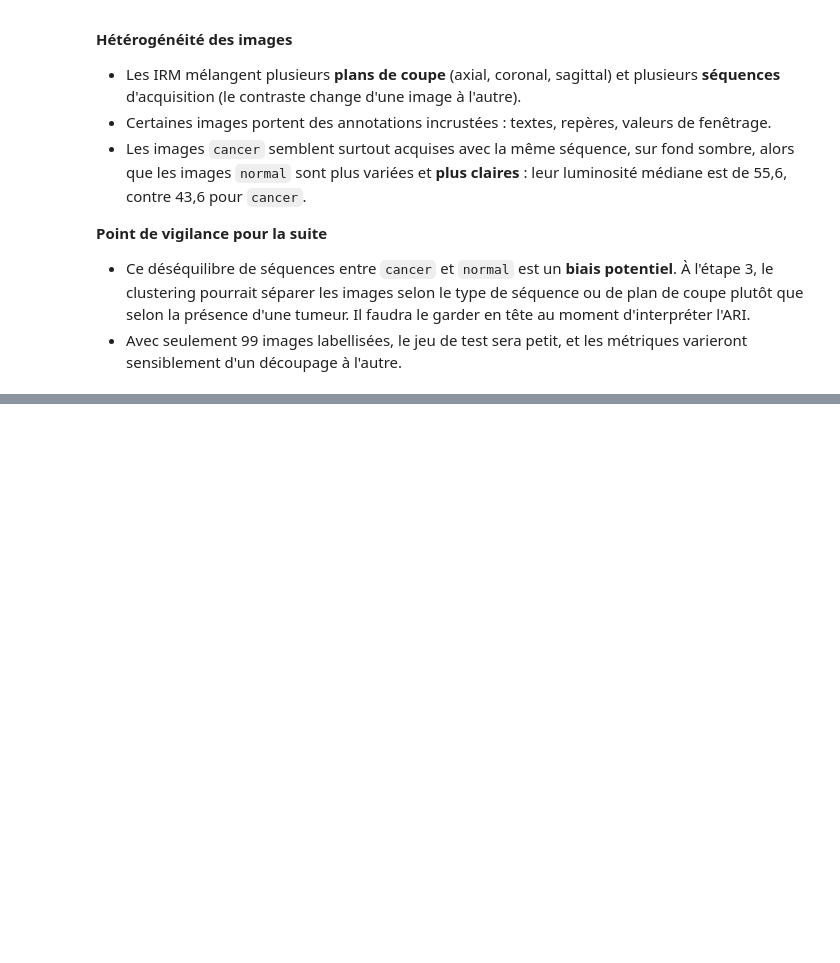
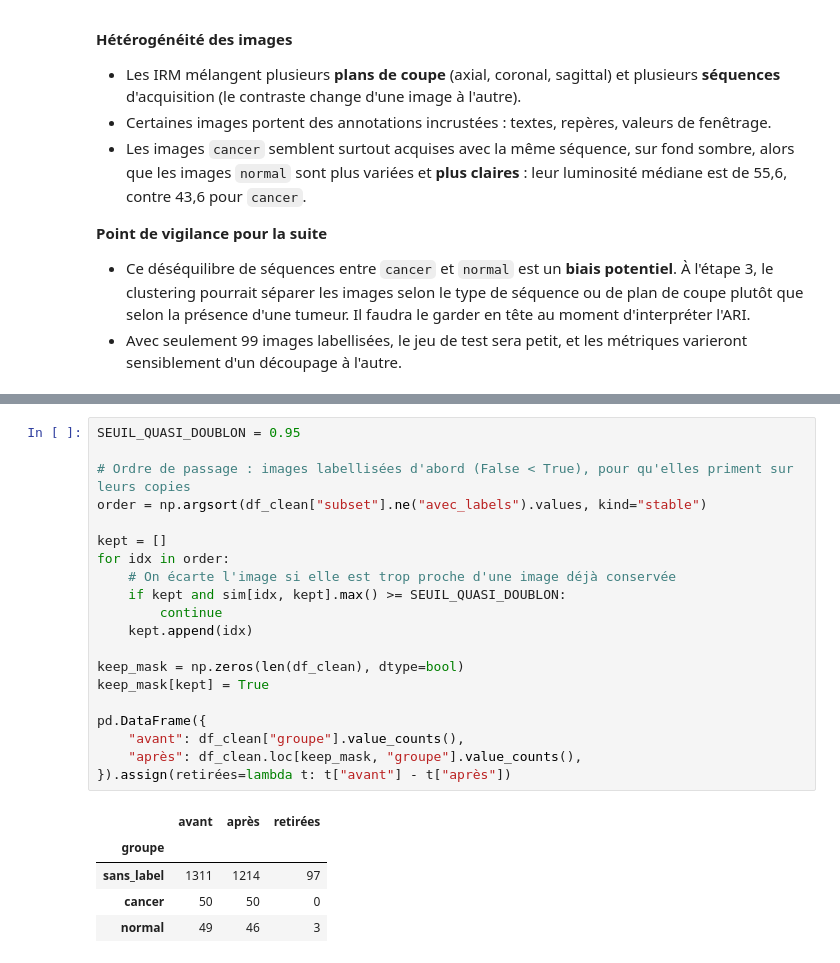
Before and after one commit to Hadri2T/Projet_7, a Jupyter notebook: notebooks/1_features_clustering.ipynb, the cells around one changed output, grey strips where cells are left out. Drawn from its saved outputs; the diff is of its cells as text; blank space fills up the shorter version.

```diff
--- a/notebooks/1_features_clustering.ipynb
+++ b/notebooks/1_features_clustering.ipynb
@@ -298,0 +507,26 @@ df_clean.groupby("groupe")["mean_intensity"].describe().round(1)
+# %%
+SEUIL_QUASI_DOUBLON = 0.95
+
+# Ordre de passage : images labellisées d'abord (False < True), pour qu'elles priment sur leurs copies
+order = np.argsort(df_clean["subset"].ne("avec_labels").values, kind="stable")
+
+kept = []
+for idx in order:
+    # On écarte l'image si elle est trop proche d'une image déjà conservée
+    if kept and sim[idx, kept].max() >= SEUIL_QUASI_DOUBLON:
+        continue
+    kept.append(idx)
+
+keep_mask = np.zeros(len(df_clean), dtype=bool)
+keep_mask[kept] = True
+
+pd.DataFrame({
+    "avant": df_clean["groupe"].value_counts(),
+    "après": df_clean.loc[keep_mask, "groupe"].value_counts(),
+}).assign(retirées=lambda t: t["avant"] - t["après"])
+# %% [output]
+|  | avant | après | retirées |
+| groupe |  |  |  |
+| sans_label | 1311 | 1214 | 97 |
+| cancer | 50 | 50 | 0 |
+| normal | 49 | 46 | 3 |
```
Also changed, not shown: parts of 18 cells of this notebook, 2 other files.
